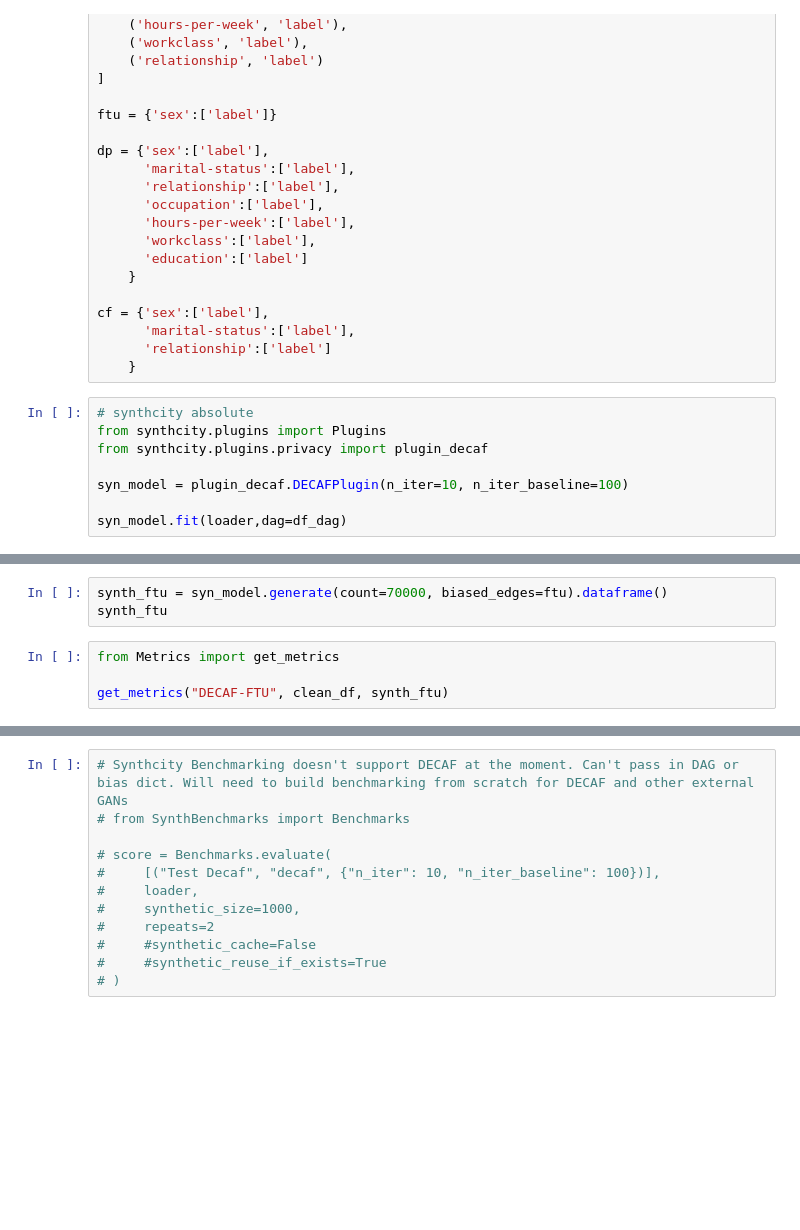
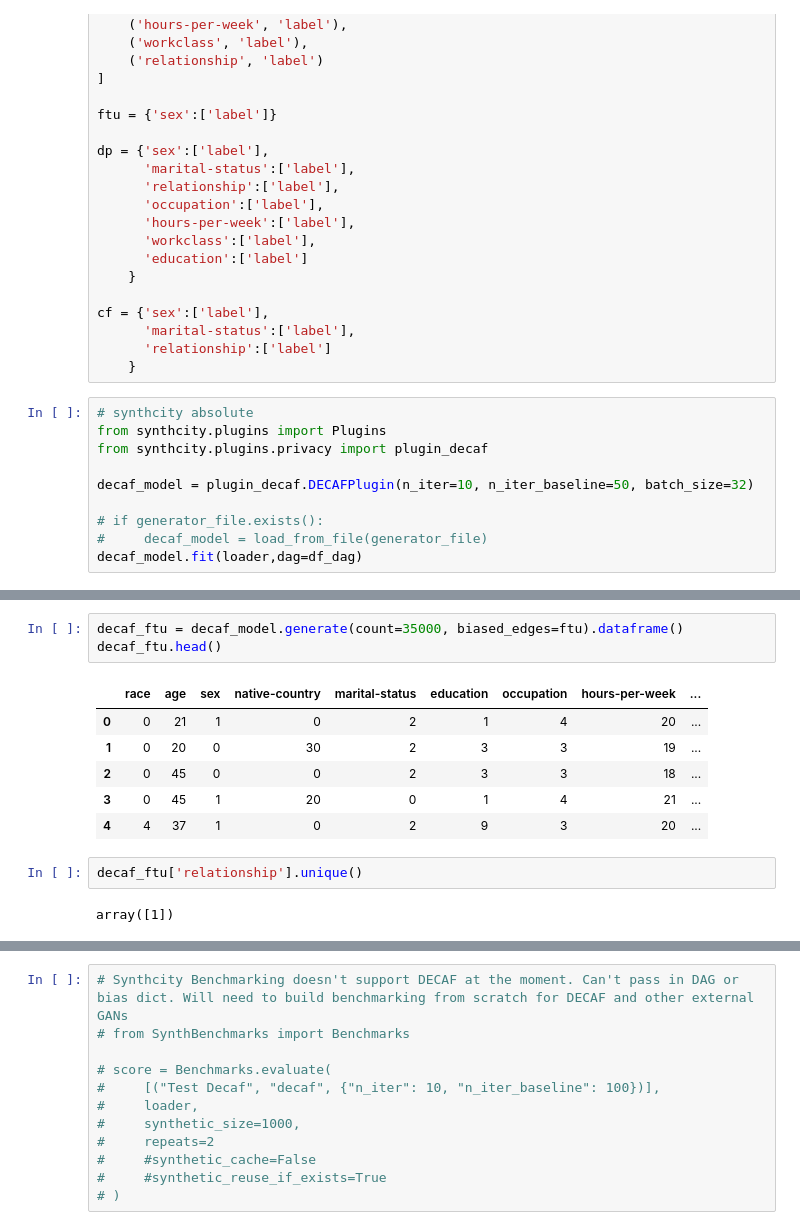
Before and after one commit to humayraR/fact-ai_Repl, a Jupyter notebook: SynthDECAF.ipynb, the cells around one changed output, grey strips where cells are left out. Saved outputs shown, nothing was run; the diff lists cells and outputs as text; blank space fills up the shorter version.

Commit message:
Finished DECAF runs

```diff
--- a/SynthDECAF.ipynb
+++ b/SynthDECAF.ipynb
@@ -89,6 +85,8 @@ cf = {'sex':['label'],
 from synthcity.plugins import Plugins
 from synthcity.plugins.privacy import plugin_decaf
 
-syn_model = plugin_decaf.DECAFPlugin(n_iter=10, n_iter_baseline=100)
+decaf_model = plugin_decaf.DECAFPlugin(n_iter=10, n_iter_baseline=50, batch_size=32)
 
-syn_model.fit(loader,dag=df_dag)
+# if generator_file.exists():
+#     decaf_model = load_from_file(generator_file)
+decaf_model.fit(loader,dag=df_dag)
@@ -95,7 +123,14 @@ syn_model.fit(loader,dag=df_dag)
 # %%
-synth_ftu = syn_model.generate(count=70000, biased_edges=ftu).dataframe()
-synth_ftu
+decaf_ftu = decaf_model.generate(count=35000, biased_edges=ftu).dataframe()
+decaf_ftu.head()
+# %% [output]
+|  | race | age | sex | native-country | marital-status | education | occupation | hours-per-week | ... |
+| 0 | 0 | 21 | 1 | 0 | 2 | 1 | 4 | 20 | ... |
+| 1 | 0 | 20 | 0 | 30 | 2 | 3 | 3 | 19 | ... |
+| 2 | 0 | 45 | 0 | 0 | 2 | 3 | 3 | 18 | ... |
+| 3 | 0 | 45 | 1 | 20 | 0 | 1 | 4 | 21 | ... |
+| 4 | 4 | 37 | 1 | 0 | 2 | 9 | 3 | 20 | ... |
-# %%
-from Metrics import get_metrics
-
-get_metrics("DECAF-FTU", clean_df, synth_ftu)
+# %%
+decaf_ftu['relationship'].unique()
+# %% [output]
+array([1])
```
Also changed, not shown: parts of 12 cells of this notebook, 5 other files.
